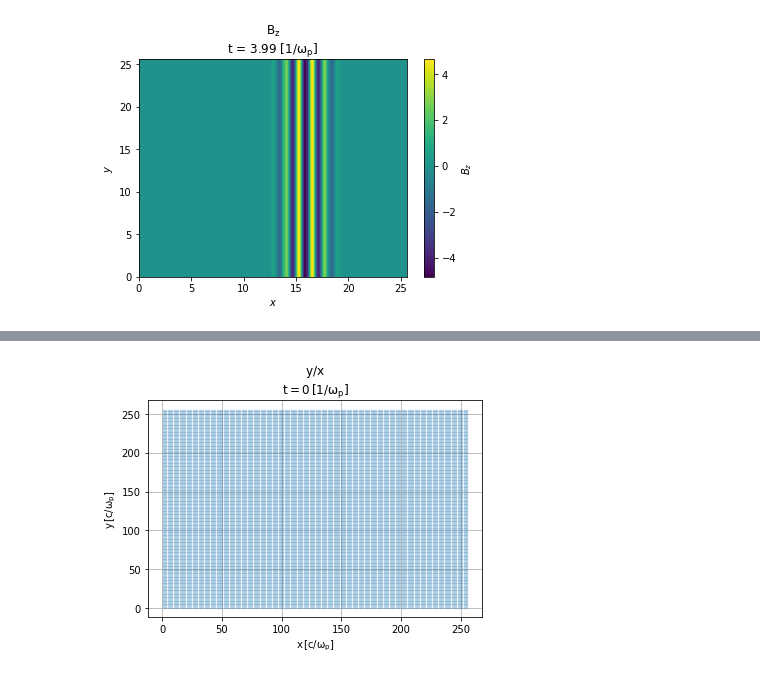
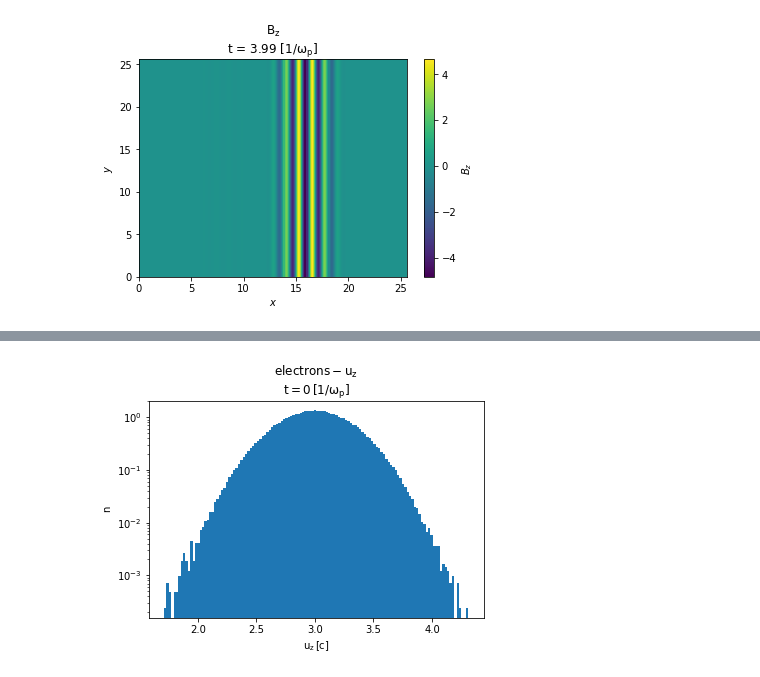
Before and after one commit to ricardo-fonseca/zpic-cuda, a Jupyter notebook: visXD.ipynb, the cells around one changed output, grey strips where cells are left out. Saved outputs shown, nothing was run; the diff lists cells and outputs as text; code cells hidden in the pictures.

```diff
--- a/visXD.ipynb
+++ b/visXD.ipynb
@@ -142,4 +226,5 @@ def part2D( filename, q1, q2, xlim = None, ylim = None, grid = True,
 # %%
-part2D( "PARTICLES/electrons/particles-electrons-000000.zdf", "x", "y", alpha = 0.2 )
+# part2D( "PARTICLES/electrons/particles-electrons-000000.zdf", "x", "ux", alpha = 0.2 )
+histogram( "PARTICLES/electrons/particles-electrons-000000.zdf", "uz", log = True )
 # %% [output]
-[figure, old version]
+[figure, new version]
```
Also changed, not shown: parts of 6 cells of this notebook, 15 other files.
